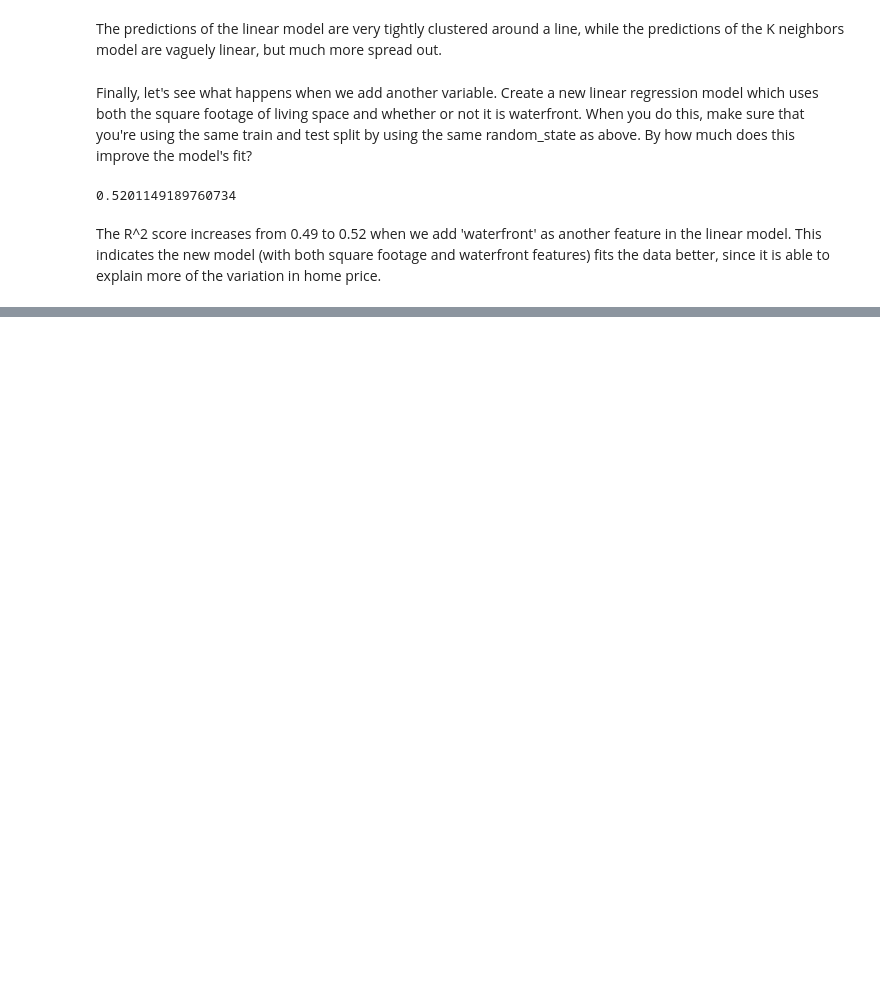
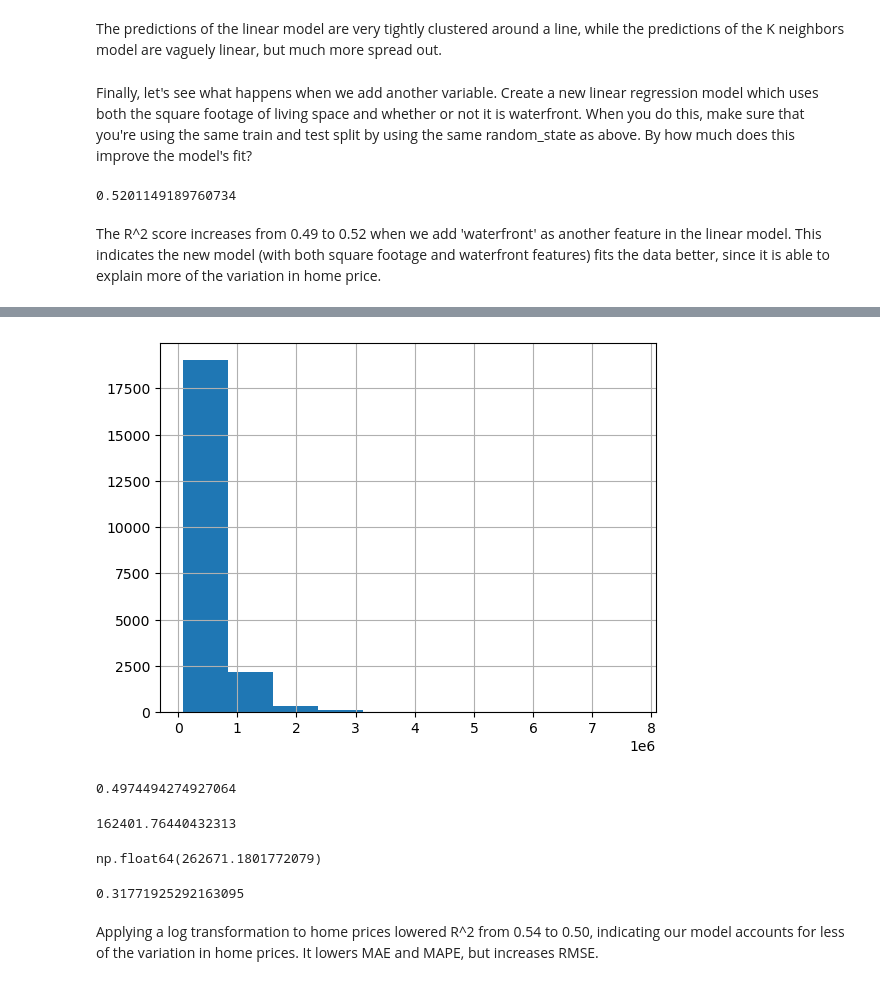
Before and after one commit to nss-data-science-cohort-9/ml-exercise-1-aezell314, a Jupyter notebook: ML Regression Exercise.ipynb, the cells around one changed output, grey strips where cells are left out. Cells and saved outputs as stored; diff of their text form; code cells hidden in the pictures; blank space fills up the shorter version.

```diff
--- a/ML Regression Exercise.ipynb
+++ b/ML Regression Exercise.ipynb
@@ -201,0 +258,36 @@ The R^2 score increases from 0.49 to 0.52 when we add 'waterfront' as another fe
+# %%
+kc_house_data['price'].hist();
+# %% [output]
+[figure, added]
+# %%
+X = kc_house_data[['sqft_living', 'waterfront']].copy()
+X['interaction'] = X['sqft_living']*X['waterfront']
+
+y = kc_house_data['price']
+
+X_train, X_test, y_train, y_test = train_test_split(X, y, test_size=0.3, random_state=0)
+
+tt = TransformedTargetRegressor(regressor=LinearRegression(),
+                                func=np.log, inverse_func=np.exp)
+
+reg = tt.fit(X_train, y_train)
+
+y_pred = tt.predict(X_test)
+
+r2_score(y_test, y_pred)
+# %% [output]
+0.4974494274927064
+# %%
+mean_absolute_error(y_test, y_pred)
+# %% [output]
+162401.76440432313
+# %%
+np.sqrt(mean_squared_error(y_test, y_pred))
+# %% [output]
+np.float64(262671.1801772079)
+# %%
+mean_absolute_percentage_error(y_test, y_pred)
+# %% [output]
+0.31771925292163095
+# %% [markdown]
+Applying a log transformation to home prices lowered R^2 from 0.54 to 0.50, indicating our model accounts for less of the variation in home prices. It lowers MAE and MAPE, but increases RMSE.
```
Also changed, not shown: parts of 28 cells of this notebook.
